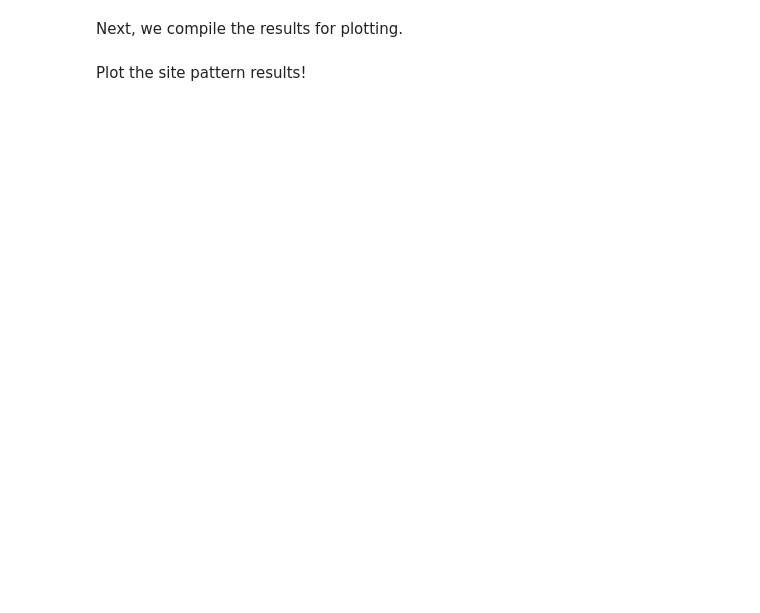
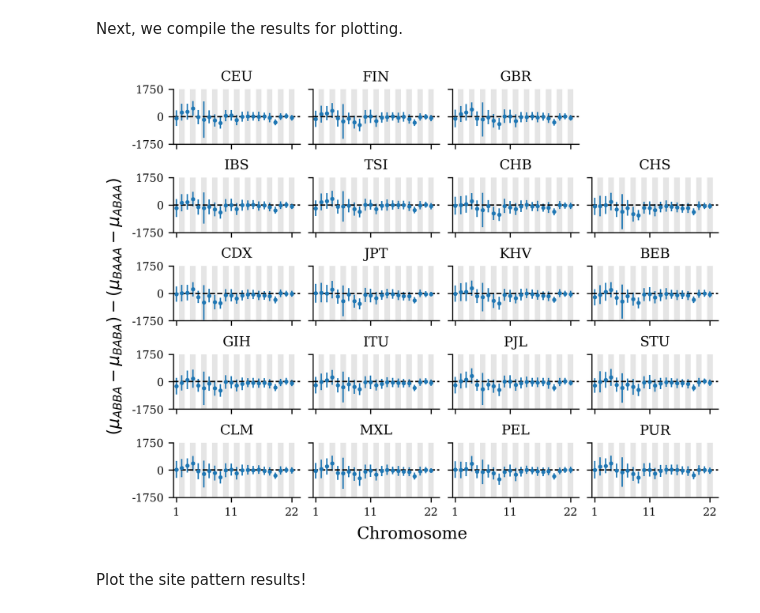
Before and after one commit to David-Peede/anc-der-intro-proj, a Jupyter notebook: applications/humans/human_analyses.ipynb, the cells around one changed output. Cells and saved outputs as stored; diff of their text form; code cells hidden in the pictures; blank space fills up the shorter version.

```diff
--- a/applications/humans/human_analyses.ipynb
+++ b/applications/humans/human_analyses.ipynb
@@ -519,6 +672,7 @@ def set_size(width_pt=452, fraction=1, subplots=(1, 1)):
 First we load all the trio results from the TGP.
 # %%
 # Load the trios results.
+trios_all, trios_avg, trios_std = build_trio_diccs()
 trios_df = consolidate_trios()
 trios_df
 # %% [output]
@@ -1116,6 +1270,103 @@ trios_fplus = [
     BEB_trios_fplus, GIH_trios_fplus, ITU_trios_fplus, PJL_trios_fplus, STU_trios_fplus,
     CLM_trios_fplus, MXL_trios_fplus, PEL_trios_fplus, PUR_trios_fplus,
 ]
+# %%
+tgp_trio_pops = [
+    'CEU', 'FIN', 'GBR', 'IBS', 'TSI',
+    'CHB', 'CHS', 'CDX', 'JPT', 'KHV',
+    'BEB', 'GIH', 'ITU', 'PJL', 'STU',
+    'CLM', 'MXL', 'PEL', 'PUR',
+]
+plot_dicc = {}
+# For every focal population.
+for pop in tgp_trio_pops:
+    # Intialize list.
+    plot_dicc[pop] = {'AVG': [], 'STD': []}
+    # For every chromosome.
+    for chrom in range(1, 23):
+        # Fill the dictionaries.
+        plot_dicc[pop]['AVG'].append(trios_avg[chrom][pop]['DIFF'])
+        plot_dicc[pop]['STD'].append(trios_std[chrom][pop]['DIFF'] * 2)
+# Intialize a plot population list.
+plot_pops = [
+    'CEU', 'FIN', 'GBR', 'NA',
+    'IBS', 'TSI', 'CHB', 'CHS',
+    'CDX', 'JPT', 'KHV', 'BEB',
+    'GIH', 'ITU', 'PJL', 'STU',
+    'CLM', 'MXL', 'PEL', 'PUR',
+]
+# Intialize a row and columns list.
+rows = [
+    0, 0, 0, 0,
+    1, 1, 1, 1,
+    2, 2, 2, 2,
+    3, 3, 3, 3,
+    4, 4, 4, 4,
+]
+cols = [
+    0, 1, 2, 3,
+    0, 1, 2, 3,
+    0, 1, 2, 3,
+    0, 1, 2, 3,
+    0, 1, 2, 3,
+]
+# Intialize a function for plotting the alternating background.
+def alt_bands(ax=None):
+    locs = np.arange(1, 22, 2)
+    for loc in locs:
+        ax.axvspan(loc-0.5, loc+0.5, facecolor='black', alpha=0.1)
+# Intialize the style.
+plt.rcParams.update({'font.family': 'serif', 'font.size': 10})
+# Intialize the figure.
+fig, axes = plt.subplots(5, 4, figsize=set_size(width_pt=452, fraction=1, subplots=(5, 4)),
+                         sharey=True, facecolor='white', constrained_layout=True, dpi=300.0)
+# For evry population.
+for idx in range(len(plot_pops)):
+    # If it is the third column in the first row.
+    if idx == 3:
+        # Turn off the axes.
+        axes[0, 3].axis('off')
+    # Else.
+    else:
+        # Extract the population.
+        pop = plot_pops[idx]
+        # Plot the expectation.
+        axes[rows[idx], cols[idx]].axhline(0, 0, 1, color='black', ls='dashed', lw=1)
+        # Plot the chromosome data.
+        axes[rows[idx], cols[idx]].errorbar(
+            np.arange(22), plot_dicc[pop]['AVG'], yerr=plot_dicc[pop]['STD'],
+            markersize=2, fmt='o', elinewidth=1, color='tab:blue',
+        )
+        # Despine the axes.
+        axes[rows[idx], cols[idx]].spines['top'].set_visible(False)
+        axes[rows[idx], cols[idx]].spines['right'].set_visible(False)
+        # Add a subplot title.
+        axes[rows[idx], cols[idx]].set_title(pop, size=10)
+        # Adjust the axes limits.
+        axes[rows[idx], cols[idx]].set_xlim(-0.5, 22.5)
+        axes[rows[idx], cols[idx]].set_ylim(-1750, 1750)
+        # Set the axis ticks.
+        axes[rows[idx], cols[idx]].set_xticks([0, 10, 21])
+        axes[rows[idx], cols[idx]].set_yticks([-1750, 0, 1750])
+        # Set the y-axis tick labels.
+        axes[rows[idx], cols[idx]].set_yticklabels(['-1750', '0', '1750'], size=8)
+        # Set the background banding.
+        alt_bands(axes[rows[idx], cols[idx]])
+        # If this is the last row.
+        if rows[idx] == 4:
+            # Set the x-tick labels.
+            axes[rows[idx], cols[idx]].set_xticklabels(['1', '11', '22'], size=8)
+        else:
+            axes[rows[idx], cols[idx]].set_xticklabels('')
+# Label the super-axes.
+fig.supylabel(r'$(\mu_{ABBA} - \mu_{BABA}) - (\mu_{BAAA} - \mu_{ABAA})$')
+fig.supxlabel('Chromosome')
+# Export the figure.
+plt.savefig('../../manuscript/figures/tgp_altai_trios_site_pattern_diff_per_chrom.pdf', format='pdf', facecolor='white', bbox_inches='tight', dpi=300)
+# Show the plot!
+plt.show()
+# %% [output]
+[figure, added]
 # %% [markdown]
 Plot the site pattern results!
 # %%
```
Also changed, not shown: parts of 4 cells of this notebook, 4 other files.
